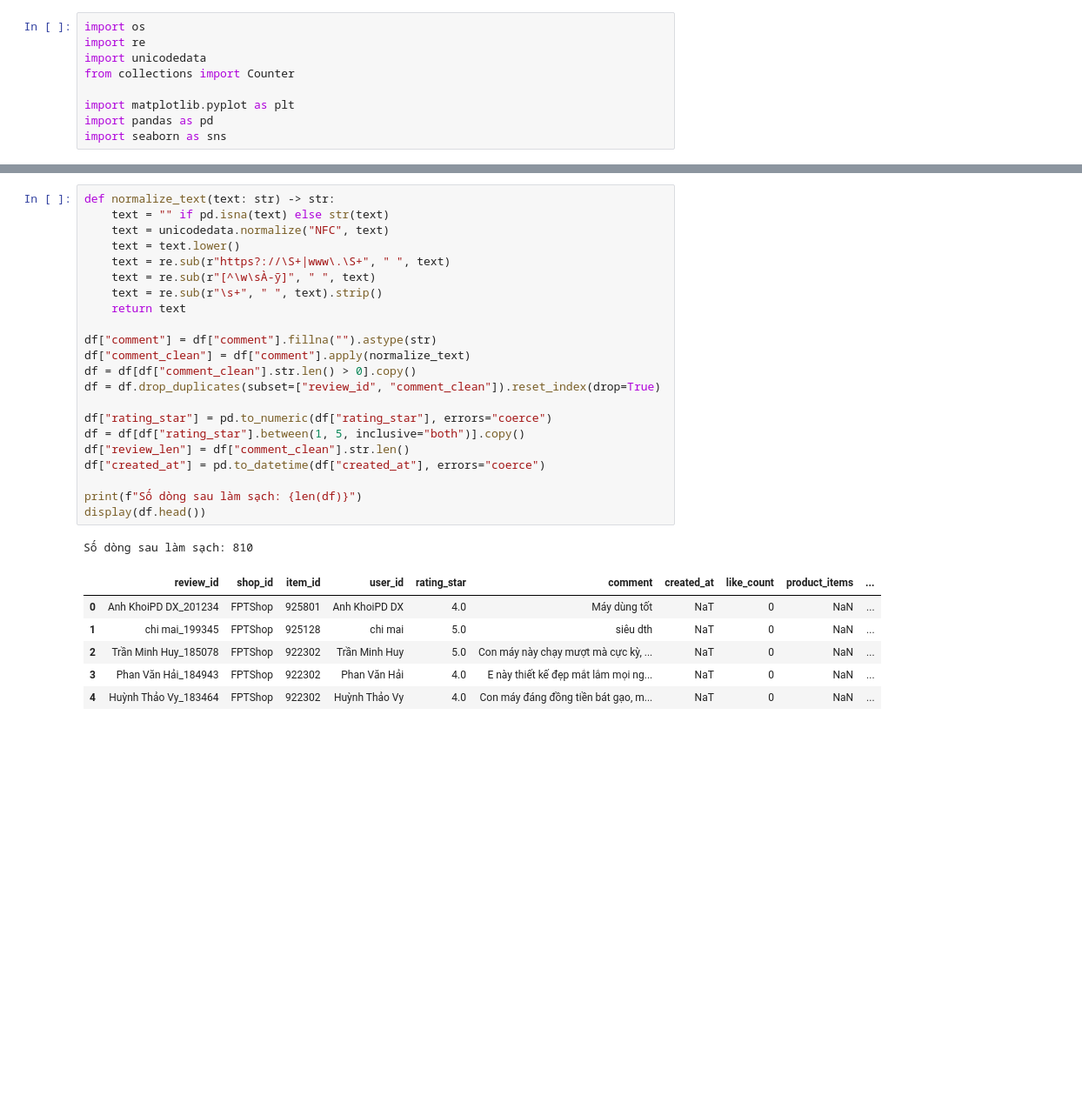
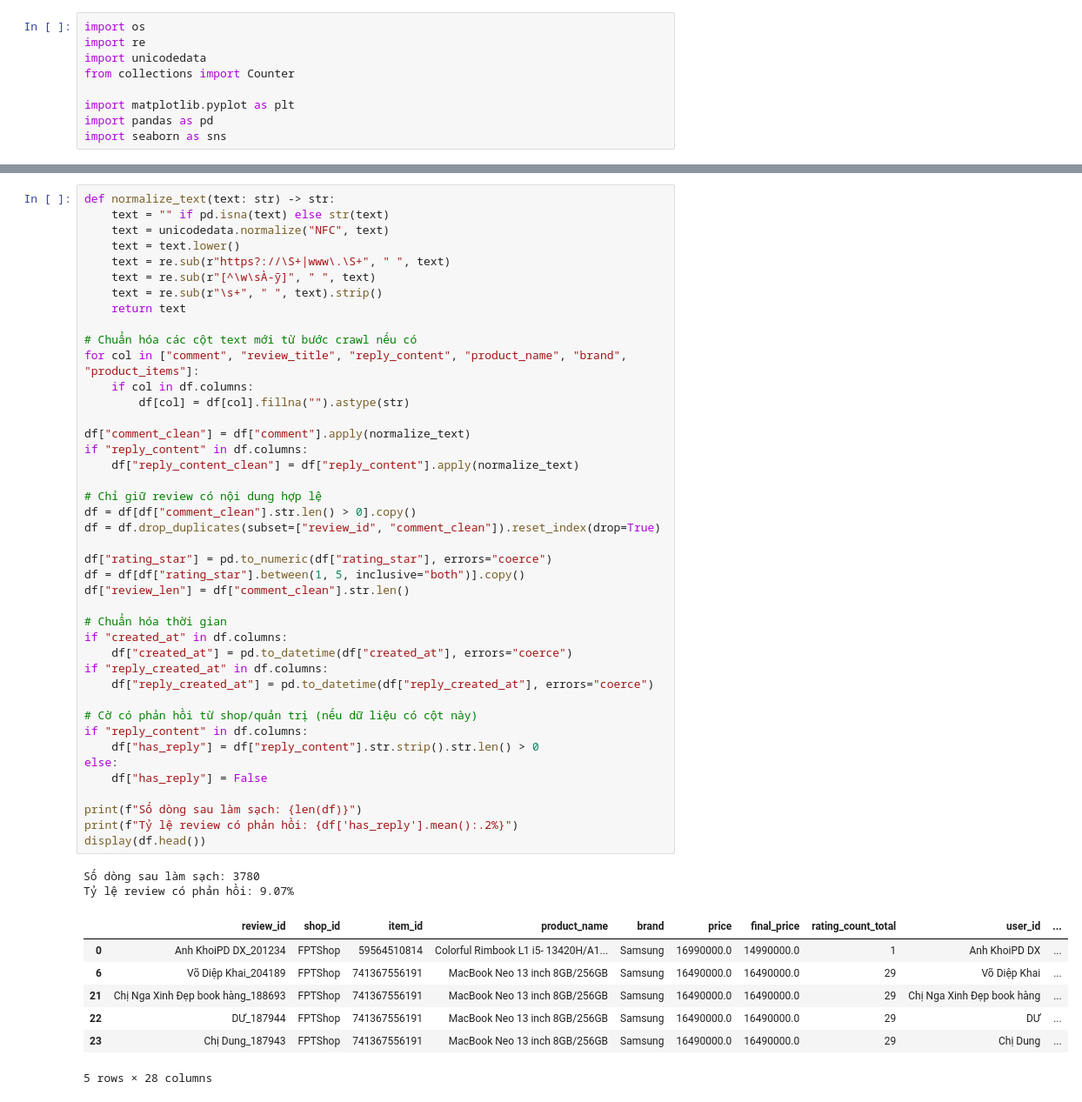
Before and after one commit to CodeingOver/KTLTTrongPTDL, a Jupyter notebook: 02_EDA_Preprocessing.ipynb, the cells around one changed output, grey strips where cells are left out. Shown at 87% size. Drawn from its saved outputs; the diff is of its cells as text; blank space fills up the shorter version.

```diff
--- a/02_EDA_Preprocessing.ipynb
+++ b/02_EDA_Preprocessing.ipynb
@@ -45,33 +64,55 @@ Số dòng dữ liệu thô: 852
 # %%
 def normalize_text(text: str) -> str:
     text = "" if pd.isna(text) else str(text)
     text = unicodedata.normalize("NFC", text)
     text = text.lower()
     text = re.sub(r"https?://\S+|www\.\S+", " ", text)
     text = re.sub(r"[^\w\sÀ-ỹ]", " ", text)
     text = re.sub(r"\s+", " ", text).strip()
     return text
 
-df["comment"] = df["comment"].fillna("").astype(str)
+# Chuẩn hóa các cột text mới từ bước crawl nếu có
+for col in ["comment", "review_title", "reply_content", "product_name", "brand", "product_items"]:
+    if col in df.columns:
+        df[col] = df[col].fillna("").astype(str)
+
 df["comment_clean"] = df["comment"].apply(normalize_text)
+if "reply_content" in df.columns:
+    df["reply_content_clean"] = df["reply_content"].apply(normalize_text)
+
+# Chỉ giữ review có nội dung hợp lệ
 df = df[df["comment_clean"].str.len() > 0].copy()
 df = df.drop_duplicates(subset=["review_id", "comment_clean"]).reset_index(drop=True)
 
 df["rating_star"] = pd.to_numeric(df["rating_star"], errors="coerce")
 df = df[df["rating_star"].between(1, 5, inclusive="both")].copy()
 df["review_len"] = df["comment_clean"].str.len()
-df["created_at"] = pd.to_datetime(df["created_at"], errors="coerce")
+
+# Chuẩn hóa thời gian
+if "created_at" in df.columns:
+    df["created_at"] = pd.to_datetime(df["created_at"], errors="coerce")
+if "reply_created_at" in df.columns:
+    df["reply_created_at"] = pd.to_datetime(df["reply_created_at"], errors="coerce")
+
+# Cờ có phản hồi từ shop/quản trị (nếu dữ liệu có cột này)
+if "reply_content" in df.columns:
+    df["has_reply"] = df["reply_content"].str.strip().str.len() > 0
+else:
+    df["has_reply"] = False
 
 print(f"Số dòng sau làm sạch: {len(df)}")
+print(f"Tỷ lệ review có phản hồi: {df['has_reply'].mean():.2%}")
 display(df.head())
 # %% [output]
-Số dòng sau làm sạch: 810
+Số dòng sau làm sạch: 3780
+Tỷ lệ review có phản hồi: 9.07%
-|  | review_id | shop_id | item_id | user_id | rating_star | comment | created_at | like_count | product_items | ... |
-| 0 | Anh KhoiPD DX_201234 | FPTShop | 925801 | Anh KhoiPD DX | 4.0 | Máy dùng tốt | NaT | 0 | NaN | ... |
-| 1 | chi mai_199345 | FPTShop | 925128 | chi mai | 5.0 | siêu dth | NaT | 0 | NaN | ... |
-| 2 | Trần Minh Huy_185078 | FPTShop | 922302 | Trần Minh Huy | 5.0 | Con máy này chạy mượt mà cực kỳ, ... | NaT | 0 | NaN | ... |
-| 3 | Phan Văn Hải_184943 | FPTShop | 922302 | Phan Văn Hải | 4.0 | E này thiết kế đẹp mắt lắm mọi ng... | NaT | 0 | NaN | ... |
-| 4 | Huỳnh Thảo Vy_183464 | FPTShop | 922302 | Huỳnh Thảo Vy | 4.0 | Con máy đáng đồng tiền bát gạo, m... | NaT | 0 | NaN | ... |
+|  | review_id | shop_id | item_id | product_name | brand | price | final_price | rating_count_total | user_id | ... |
+| 0 | Anh KhoiPD DX_201234 | FPTShop | 59564510814 | Colorful Rimbook L1 i5- 13420H/A1... | Samsung | 16990000.0 | 14990000.0 | 1 | Anh KhoiPD DX | ... |
+| 6 | Võ Diệp Khai_204189 | FPTShop | 741367556191 | MacBook Neo 13 inch 8GB/256GB | Samsung | 16490000.0 | 16490000.0 | 29 | Võ Diệp Khai | ... |
+| 21 | Chị Nga Xinh Đẹp book hàng_188693 | FPTShop | 741367556191 | MacBook Neo 13 inch 8GB/256GB | Samsung | 16490000.0 | 16490000.0 | 29 | Chị Nga Xinh Đẹp book hàng | ... |
+| 22 | DƯ_187944 | FPTShop | 741367556191 | MacBook Neo 13 inch 8GB/256GB | Samsung | 16490000.0 | 16490000.0 | 29 | DƯ | ... |
+| 23 | Chị Dung_187943 | FPTShop | 741367556191 | MacBook Neo 13 inch 8GB/256GB | Samsung | 16490000.0 | 16490000.0 | 29 | Chị Dung | ... |
+5 rows × 28 columns
 # %%
 summary = pd.DataFrame({
     "metric": [
```
Also changed, not shown: parts of 7 cells of this notebook, 11 other files.
